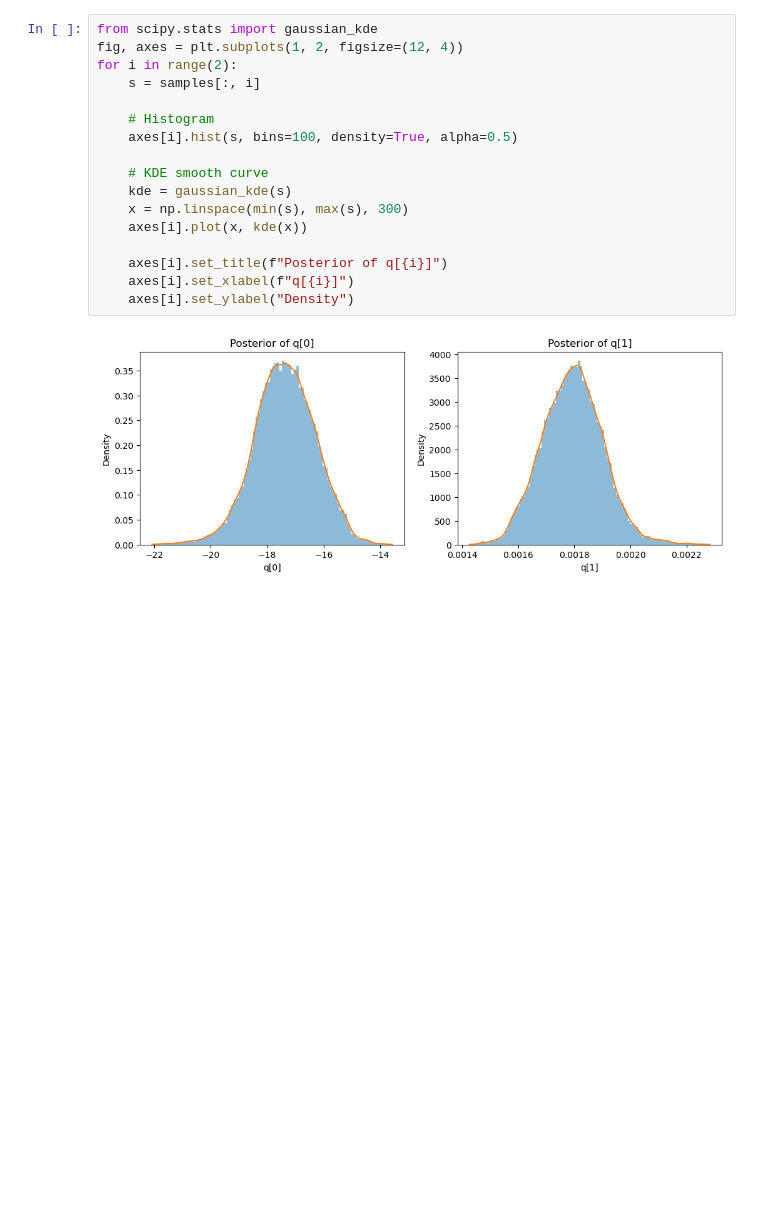
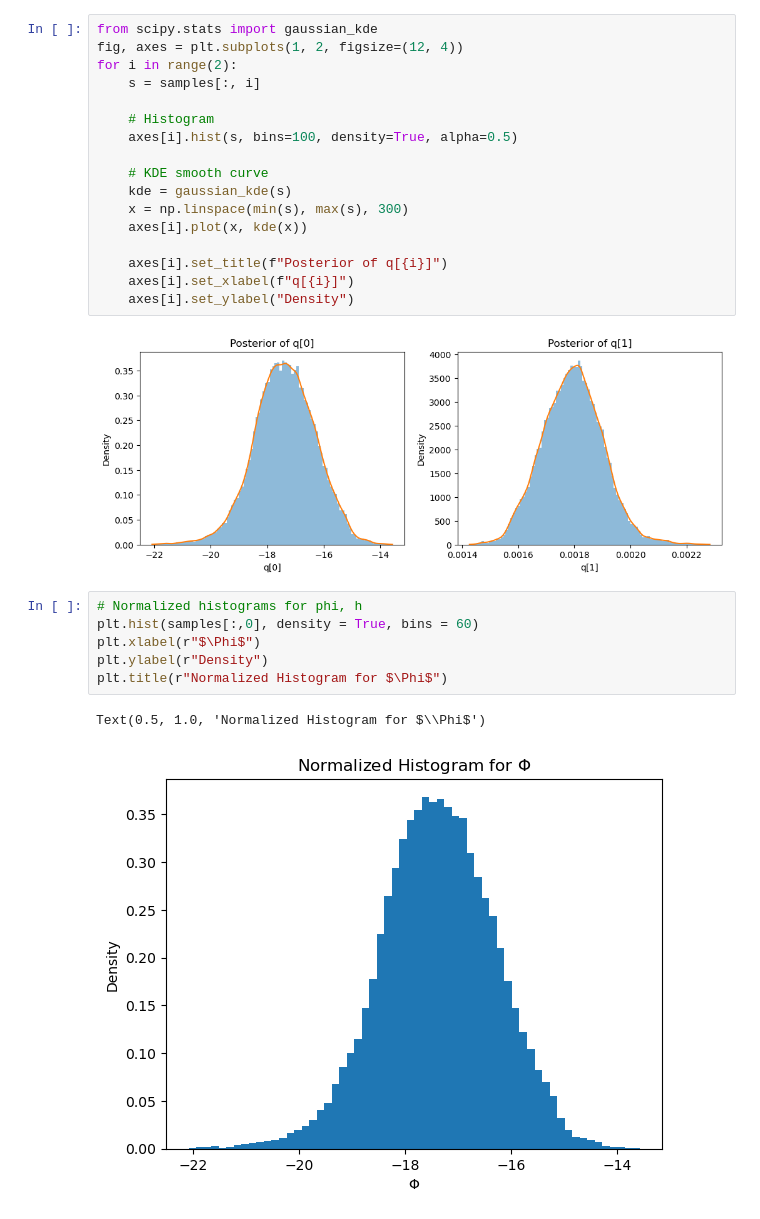
Before and after one commit to rx9933/ase379l, a Jupyter notebook: hw6/p1.ipynb, the cells around one changed output. Cells and saved outputs as stored; diff of their text form; blank space fills up the shorter version.

```diff
--- a/hw6/p1.ipynb
+++ b/hw6/p1.ipynb
@@ -243,3 +268,12 @@ for i in range(2):
     axes[i].set_ylabel("Density")
 # %% [output]
 [figure]
+# %%
+# Normalized histograms for phi, h
+plt.hist(samples[:,0], density = True, bins = 60)
+plt.xlabel(r"$\Phi$")
+plt.ylabel(r"Density")
+plt.title(r"Normalized Histogram for $\Phi$")
+# %% [output]
+Text(0.5, 1.0, 'Normalized Histogram for $\\Phi$')
+[figure, added]
```
Also changed, not shown: parts of 5 cells of this notebook, 4 other files.
